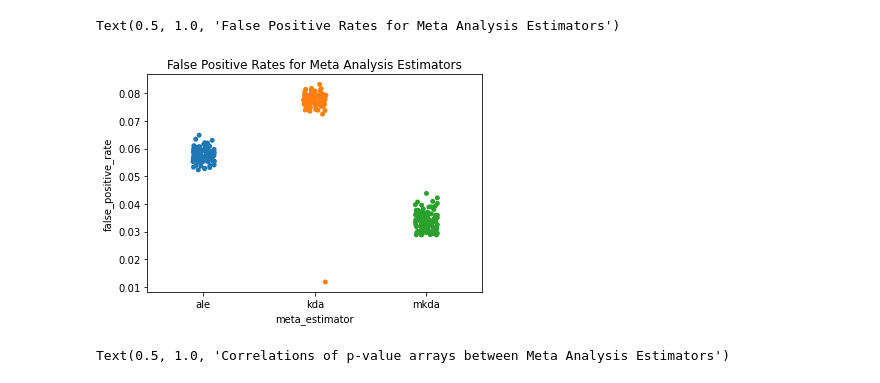
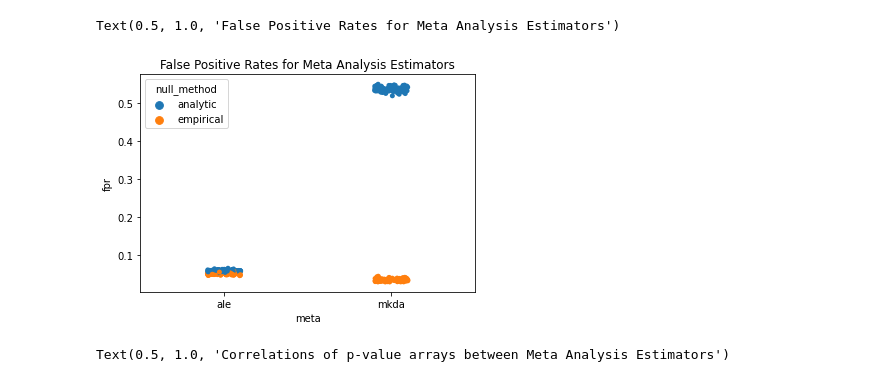
Before and after one commit to neurostuff/NiMARE, a Jupyter notebook: examples/test_performance.ipynb, the cells around one changed output. Drawn from its saved outputs; the diff is of its cells as text; code cells hidden in the pictures.

Commit message:
parallelize code

```diff
--- a/examples/test_performance.ipynb
+++ b/examples/test_performance.ipynb
@@ -62,3 +28,33 @@ print({meta: np.array(fpr).mean() for meta, fpr in meta_fpr.items()})
+# %%
+# set up the meta analysis estimators
+metas = [
+    ('ale', ALE),
+    ('mkda', MKDADensity),
+]
+
+null_methods = [
+    {'null_method': 'analytic'},
+    {'null_method': 'empirical'},
+]
+
+fit_dset_args = list(product(metas, noise_datasets, null_methods))
+
+def fit_dset(meta_tuple, dset, kwargs):
+    res = meta_tuple[1](**kwargs).fit(dset)
+    p_map = res.get_map("p", return_type="array")
+    fpr = (p_map < 0.05).sum() / p_map.shape[0]
+    return meta_tuple[0], kwargs['null_method'], fpr, p_map
+# %%
+estimator_results = Parallel(n_jobs=N_JOBS)(delayed(fit_dset)(*args) for args in fit_dset_args)
+# %%
+estimator_collector = {'meta': [], 'null_method': [], "fpr": [], "p_array": []}
+for res in estimator_results:
+    estimator_collector['meta'].append(res[0])
+    estimator_collector['null_method'].append(res[1])
+    estimator_collector['fpr'].append(res[2])
+    estimator_collector['p_array'].append(res[3])
+# %%
+estimator_df = pd.DataFrame(estimator_collector)
 # %%
 # correlate the p-value arrays of each meta analysis estimator with each other
 # to identify the relationship between meta analysis estimators
@@ -75,9 +87,9 @@ df_fpr = pd.DataFrame(meta_fpr).melt(var_name="meta_estimator", value_name="fals
 # %%
-fig = sns.stripplot(data=df_fpr, x='meta_estimator', y='false_positive_rate')
+fig = sns.stripplot(data=estimator_df, x='meta', hue='null_method', y='fpr')
 fig.set_title("False Positive Rates for Meta Analysis Estimators")
 # %% [output]
 Text(0.5, 1.0, 'False Positive Rates for Meta Analysis Estimators')
-[figure, old version]
+[figure, new version]
 # %%
 fig = sns.stripplot(data=df_corr)
 fig.set_ylabel("correlation of p-values")
```
Also changed, not shown: parts of 10 cells of this notebook.
